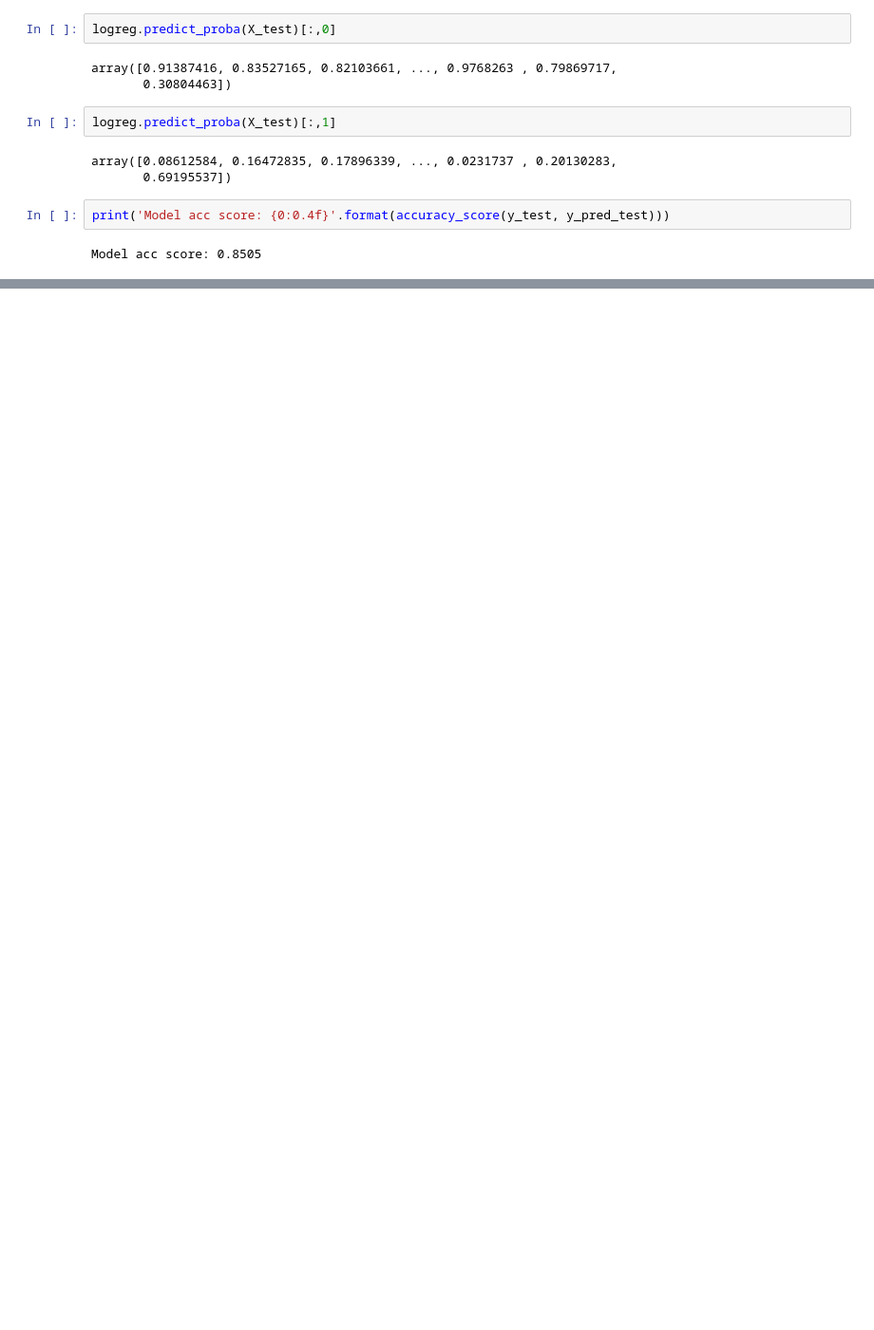
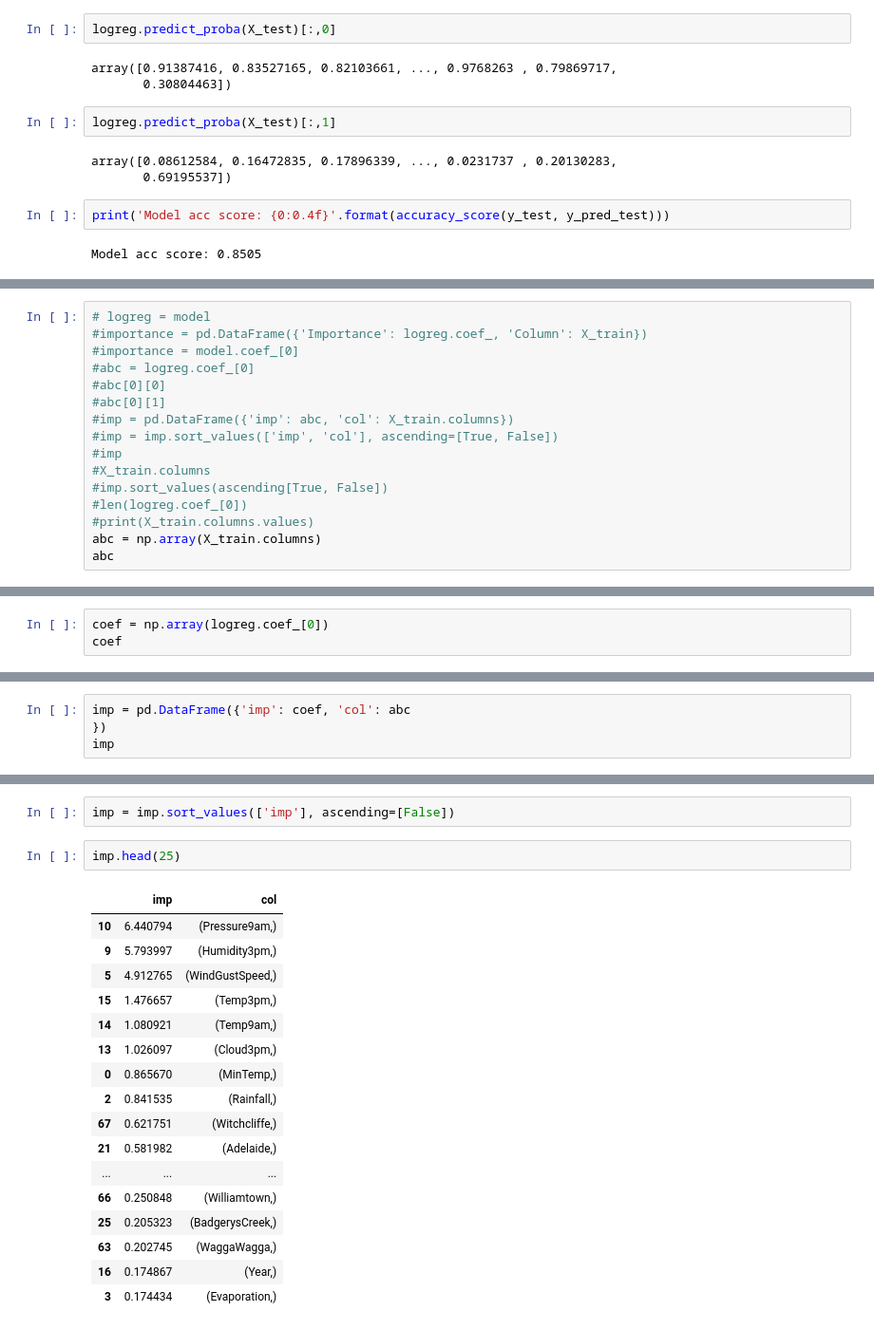
Before and after one commit to Erik-gitmannen1337-M/Rain, a Jupyter notebook: Rain.ipynb, the cells around one changed output, grey strips where cells are left out. Shown at 95% size. Saved outputs shown, nothing was run; the diff lists cells and outputs as text; blank space fills up the shorter version.

```diff
--- a/Rain.ipynb
+++ b/Rain.ipynb
@@ -737,0 +764,16 @@ Model acc score: 0.8505
+# %%
+# logreg = model
+#importance = pd.DataFrame({'Importance': logreg.coef_, 'Column': X_train})
+#importance = model.coef_[0]
+#abc = logreg.coef_[0]
+#abc[0][0]
+#abc[0][1]
+#imp = pd.DataFrame({'imp': abc, 'col': X_train.columns})
+#imp = imp.sort_values(['imp', 'col'], ascending=[True, False])
+#imp
+#X_train.columns
+#imp.sort_values(ascending[True, False])
+#len(logreg.coef_[0])
+#print(X_train.columns.values)
+abc = np.array(X_train.columns)
+abc
@@ -737,0 +798,3 @@ Model acc score: 0.8505
+# %%
+coef = np.array(logreg.coef_[0])
+coef
@@ -737,0 +819,4 @@ Model acc score: 0.8505
+# %%
+imp = pd.DataFrame({'imp': coef, 'col': abc
+})
+imp
@@ -737,0 +837,22 @@ Model acc score: 0.8505
+# %%
+imp = imp.sort_values(['imp'], ascending=[False])
+# %%
+imp.head(25)
+# %% [output]
+|  | imp | col |
+| 10 | 6.440794 | (Pressure9am,) |
+| 9 | 5.793997 | (Humidity3pm,) |
+| 5 | 4.912765 | (WindGustSpeed,) |
+| 15 | 1.476657 | (Temp3pm,) |
+| 14 | 1.080921 | (Temp9am,) |
+| 13 | 1.026097 | (Cloud3pm,) |
+| 0 | 0.865670 | (MinTemp,) |
+| 2 | 0.841535 | (Rainfall,) |
+| 67 | 0.621751 | (Witchcliffe,) |
+| 21 | 0.581982 | (Adelaide,) |
+| ... | ... | ... |
+| 66 | 0.250848 | (Williamtown,) |
+| 25 | 0.205323 | (BadgerysCreek,) |
+| 63 | 0.202745 | (WaggaWagga,) |
+| 16 | 0.174867 | (Year,) |
+| 3 | 0.174434 | (Evaporation,) |
```
Also changed, not shown: parts of 9 cells of this notebook.
